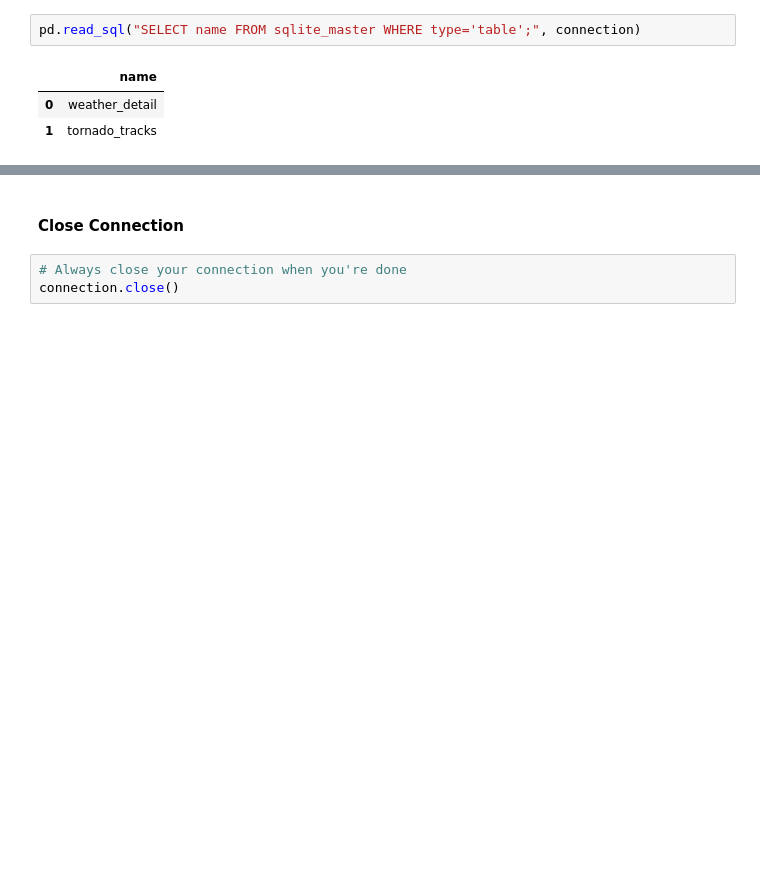
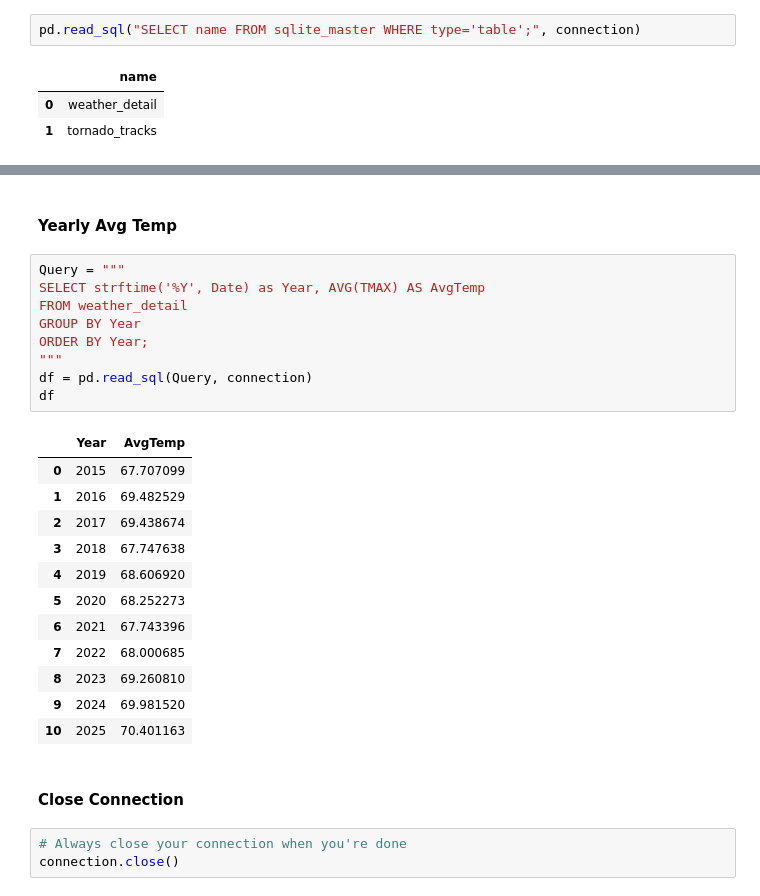
Before and after one commit to eugeniaduke/Is_Tornado_Activity_Increasing, a Jupyter notebook: Notebooks/Tornado_Tracks_Database.ipynb, the cells around one changed output, grey strips where cells are left out. Cells and saved outputs as stored; diff of their text form; blank space fills up the shorter version.

```diff
--- a/Notebooks/Tornado_Tracks_Database.ipynb
+++ b/Notebooks/Tornado_Tracks_Database.ipynb
@@ -41,3 +100,27 @@ pd.read_sql("SELECT * FROM weather_detail LIMIT 5;", connection)
+# %% [markdown]
+#### Yearly Avg Temp
+# %%
+Query = """
+SELECT strftime('%Y', Date) as Year, AVG(TMAX) AS AvgTemp
+FROM weather_detail
+GROUP BY Year
+ORDER BY Year;
+"""
+df = pd.read_sql(Query, connection)
+df
+# %% [output]
+|  | Year | AvgTemp |
+| 0 | 2015 | 67.707099 |
+| 1 | 2016 | 69.482529 |
+| 2 | 2017 | 69.438674 |
+| 3 | 2018 | 67.747638 |
+| 4 | 2019 | 68.606920 |
+| 5 | 2020 | 68.252273 |
+| 6 | 2021 | 67.743396 |
+| 7 | 2022 | 68.000685 |
+| 8 | 2023 | 69.260810 |
+| 9 | 2024 | 69.981520 |
+| 10 | 2025 | 70.401163 |
 # %% [markdown]
 #### Close Connection
 # %%
```
Also changed, not shown: parts of 8 cells of this notebook, 11 other files.
